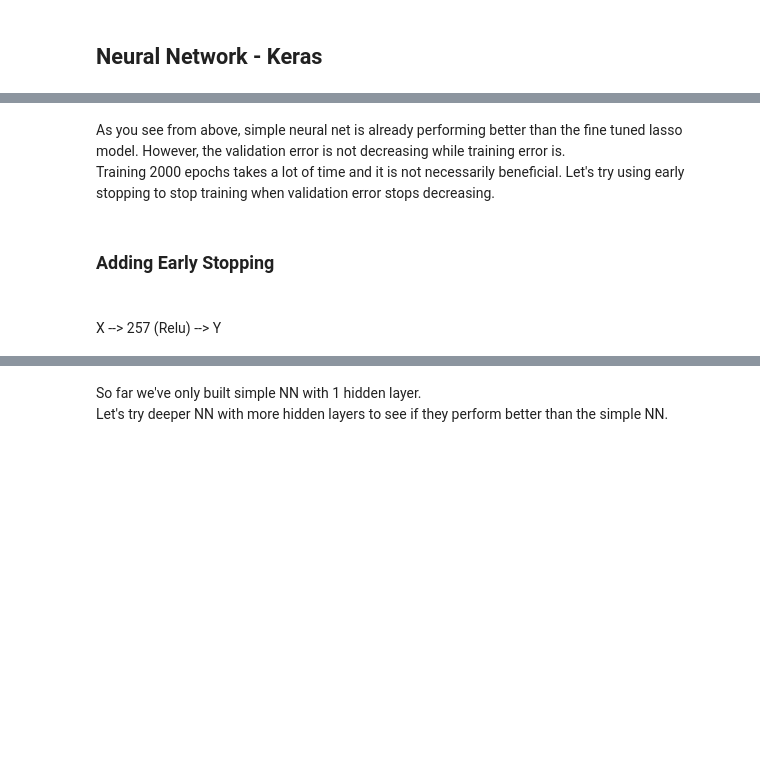
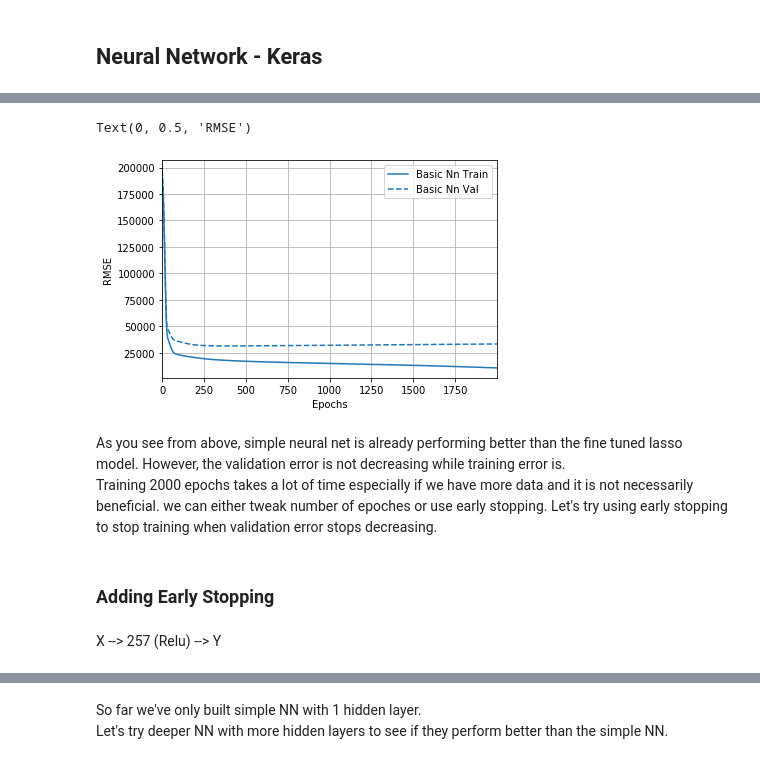
Before and after one commit to melaniezheng/dnn_house_saleprice, a Jupyter notebook: keras.ipynb, the cells around one changed output, grey strips where cells are left out. Cells and saved outputs as stored; diff of their text form; code cells hidden in the pictures; blank space fills up the shorter version.

```diff
--- a/keras.ipynb
+++ b/keras.ipynb
@@ -279,0 +163,24 @@ WARNING:tensorflow:Falling back from v2 loop because of error: Failed to find da
+# %%
+def build_basic_model(optimizer = keras.optimizers.RMSprop(0.01), dropout=False, rate = 0.1):
+
+# build a basic neural net model: X--> 257 --> Y
+#     input:
+#         optimizer: keras optimizer. default: RMSprop
+#         dropout: True or False
+#         rate: dropout rate. ranges between 0 and 1. default is 0.1
+#     output:
+#         basic neural net model.
+
+    set_random_seed(SEED_NUMBER) # reproducibility
+
+    model = keras.Sequential()
+    model.add(layers.Dense(len(traindf_s.keys()), activation='relu', input_shape=[len(traindf_s.keys())]))
+    if dropout:
+        model.add(layers.Dropout(rate, seed = SEED_NUMBER))
+    model.add(layers.Dense(1))
+
+    model.compile(loss = 'mean_squared_error',
+                optimizer = optimizer,
+                metrics = [keras.metrics.RootMeanSquaredError()])
+
+    return model
@@ -279,0 +204,14 @@ WARNING:tensorflow:Falling back from v2 loop because of error: Failed to find da
+# %%
+set_random_seed(SEED_NUMBER) # reproducibility
+start_time = time.time()
+
+# train model
+history = model.fit(traindf_s, train_labels,
+                    epochs=EPOCHS, validation_split = 0.2,
+                    verbose=0, shuffle = False,
+                    callbacks=[tfdocs.modeling.EpochDots()])
+print('\n')
+print('TRAIN TIME:'+f'{round(time.time()-start_time)} seconds')
+hist = pd.DataFrame(history.history) # training history
+hist['epoch'] = history.epoch
+hist.tail() # check last few epoch training data.
@@ -280,13 +242,20 @@ WARNING:tensorflow:Falling back from v2 loop because of error: Failed to find da
+# %%
+plotter = tfdocs.plots.HistoryPlotter(smoothing_std=2) # plotting training progress history
+plotter.plot({'Basic NN': history}, metric = "root_mean_squared_error")
+plt.ylabel('RMSE')
+# %% [output]
+Text(0, 0.5, 'RMSE')
+[figure, added]
 # %% [markdown]
 As you see from above, simple neural net is already performing better than the fine tuned lasso model.
 However, the validation error is not decreasing while training error is.
 <br>
-Training 2000 epochs takes a lot of time and it is not necessarily beneficial.
+Training 2000 epochs takes a lot of time especially if we have more data and it is not necessarily beneficial.
+we can either tweak number of epoches or use early stopping.
 Let's try using early stopping to stop training when validation error stops decreasing.
 # %% [markdown]
 ### Adding Early Stopping
 # %% [markdown]
-<br>
 X --> 257 (Relu) --> Y
 # %%
 model = build_basic_model()
```
Also changed, not shown: parts of 51 cells of this notebook.
